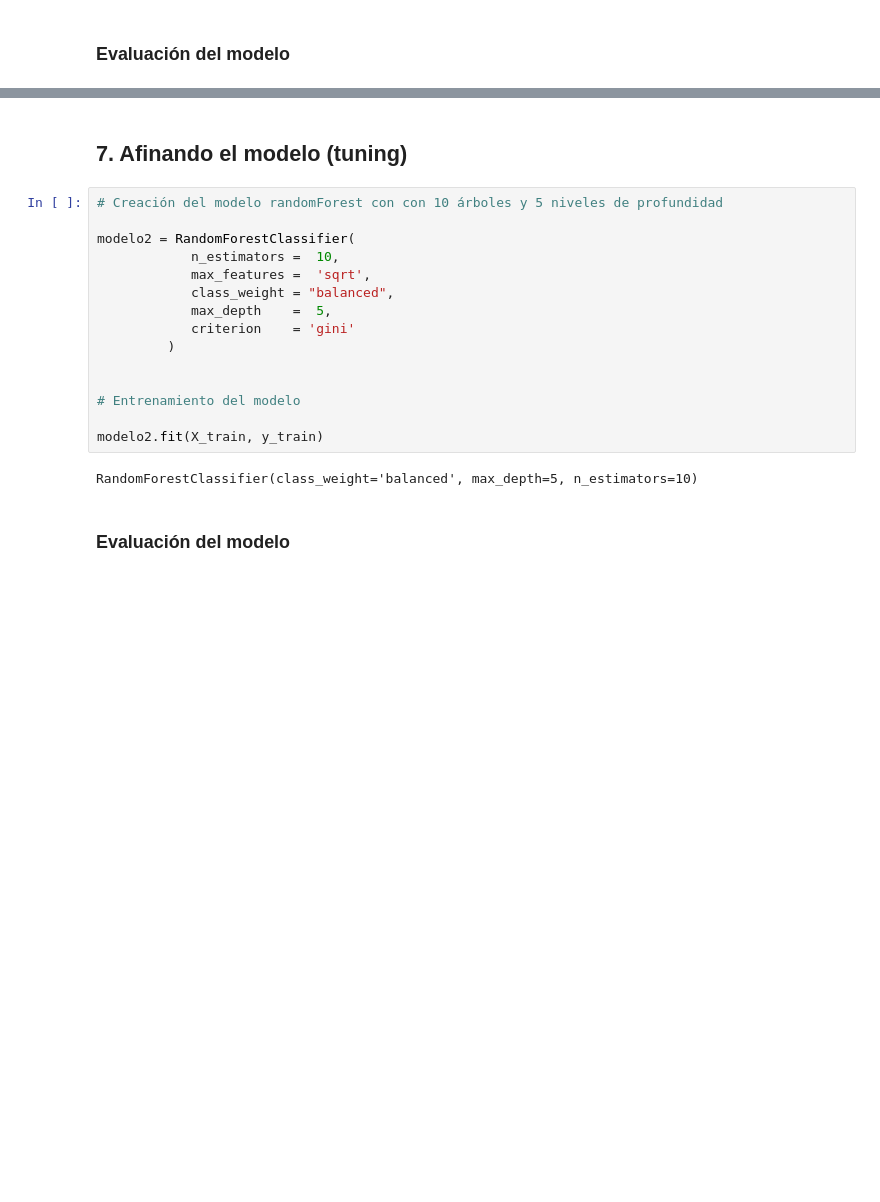
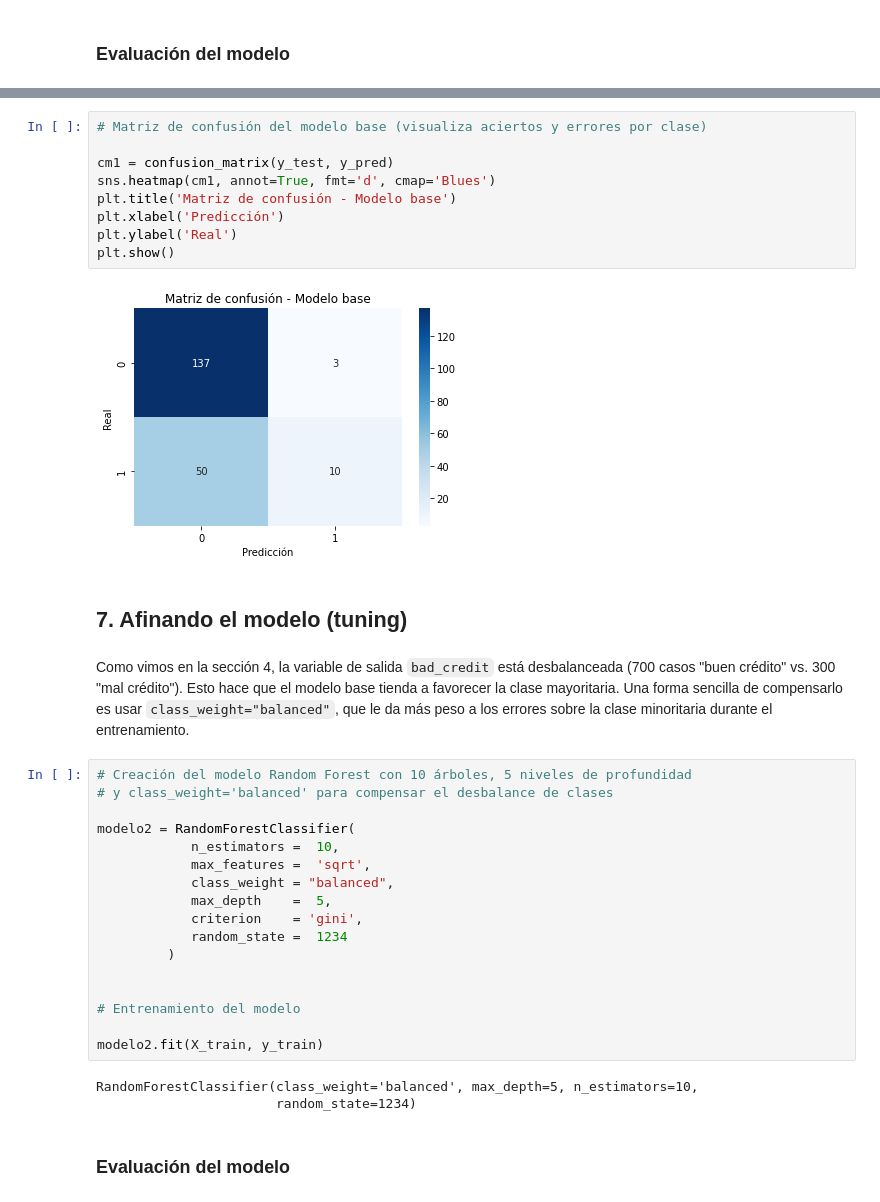
Before and after one commit to mrbedoya/ml-2026, a Jupyter notebook: 00_SimulacionesML.ipynb, the cells around one changed output, grey strips where cells are left out. Cells and saved outputs as stored; diff of their text form; blank space fills up the shorter version.

```diff
--- a/00_SimulacionesML.ipynb
+++ b/00_SimulacionesML.ipynb
@@ -418,14 +459,29 @@ weighted avg       0.74      0.72      0.66       200
+# %%
+# Matriz de confusión del modelo base (visualiza aciertos y errores por clase)
+
+cm1 = confusion_matrix(y_test, y_pred)
+sns.heatmap(cm1, annot=True, fmt='d', cmap='Blues')
+plt.title('Matriz de confusión - Modelo base')
+plt.xlabel('Predicción')
+plt.ylabel('Real')
+plt.show()
+# %% [output]
+[figure, added]
 # %% [markdown]
 ## 7. Afinando el modelo (tuning)
+# %% [markdown]
+Como vimos en la sección 4, la variable de salida `bad_credit` está desbalanceada (700 casos "buen crédito" vs. 300 "mal crédito"). Esto hace que el modelo base tienda a favorecer la clase mayoritaria. Una forma sencilla de compensarlo es usar `class_weight="balanced"`, que le da más peso a los errores sobre la clase minoritaria durante el entrenamiento.
 # %%
-# Creación del modelo randomForest con con 10 árboles y 5 niveles de profundidad
+# Creación del modelo Random Forest con 10 árboles, 5 niveles de profundidad
+# y class_weight='balanced' para compensar el desbalance de clases
 
 modelo2 = RandomForestClassifier(
             n_estimators =  10,
             max_features =  'sqrt',
             class_weight = "balanced",
             max_depth    =  5,
-            criterion    = 'gini'
+            criterion    = 'gini',
+            random_state =  1234
          )
 
 
@@ -433,7 +489,8 @@ modelo2 = RandomForestClassifier(
 
 modelo2.fit(X_train, y_train)
 # %% [output]
-RandomForestClassifier(class_weight='balanced', max_depth=5, n_estimators=10)
+RandomForestClassifier(class_weight='balanced', max_depth=5, n_estimators=10,
+                       random_state=1234)
 # %% [markdown]
 ### Evaluación del modelo
 # %%
```
Also changed, not shown: parts of 40 cells of this notebook.
